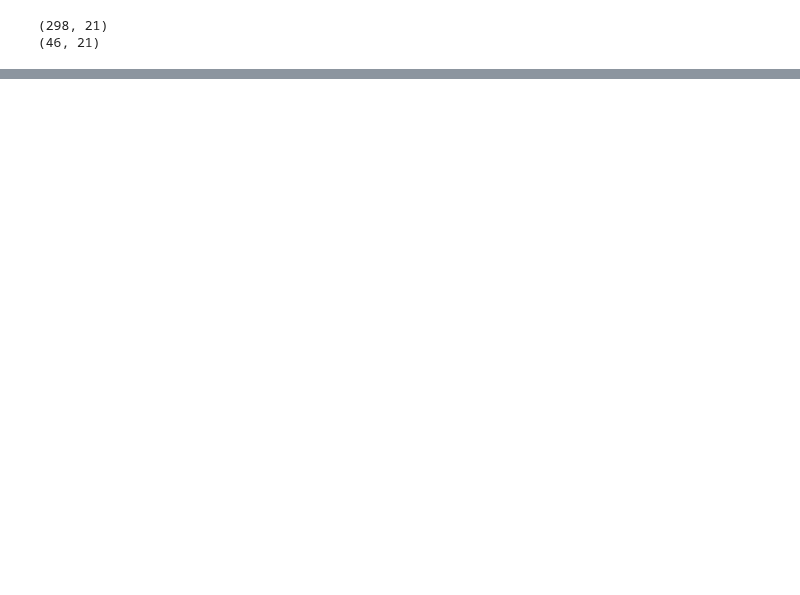
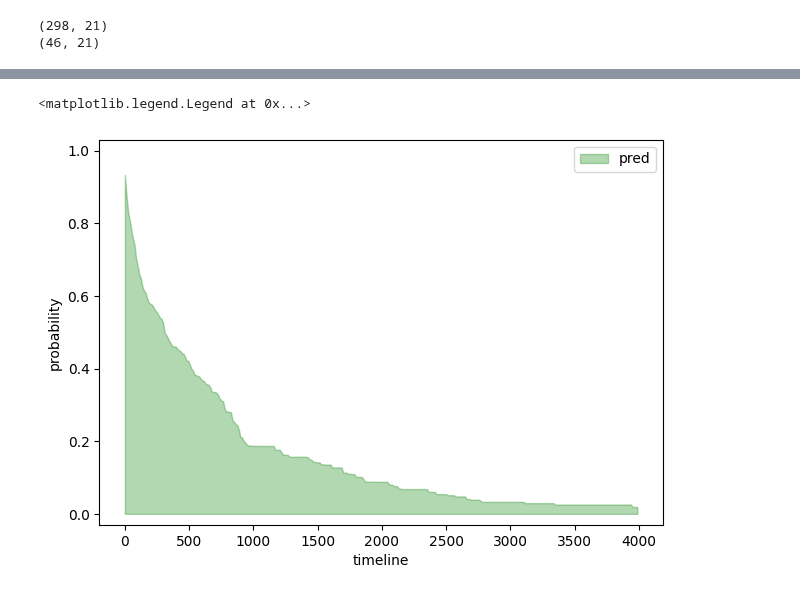
Before and after one commit to puckybreg/Native-Bee-Thesis, a Jupyter notebook: Stacking_notebook.ipynb, the cells around one changed output, grey strips where cells are left out. Cells and saved outputs as stored; diff of their text form; code cells hidden in the pictures; blank space fills up the shorter version.

```diff
--- a/Stacking_notebook.ipynb
+++ b/Stacking_notebook.ipynb
@@ -197,0 +342,12 @@ plt.show()
+# %%
+### PLOT PREDICTED SURVIVAL CURVES ###
+
+plt.figure(figsize=(16,5))
+plt.subplot(1,2,1)
+plt.fill_between(bin_edges[:-1], bin_means, color='green', alpha=0.3, label='pred')
+# plt.plot(bin_edges[:-1], y_test[5], color='orange', label='true')
+plt.ylim([-0.03,1.03])
+plt.xlabel('timeline'); plt.ylabel('probability'); plt.legend()
+# %% [output]
+<matplotlib.legend.Legend at 0x...>
+[figure, added]
```
Also changed, not shown: parts of 33 cells of this notebook, 4 other files.
